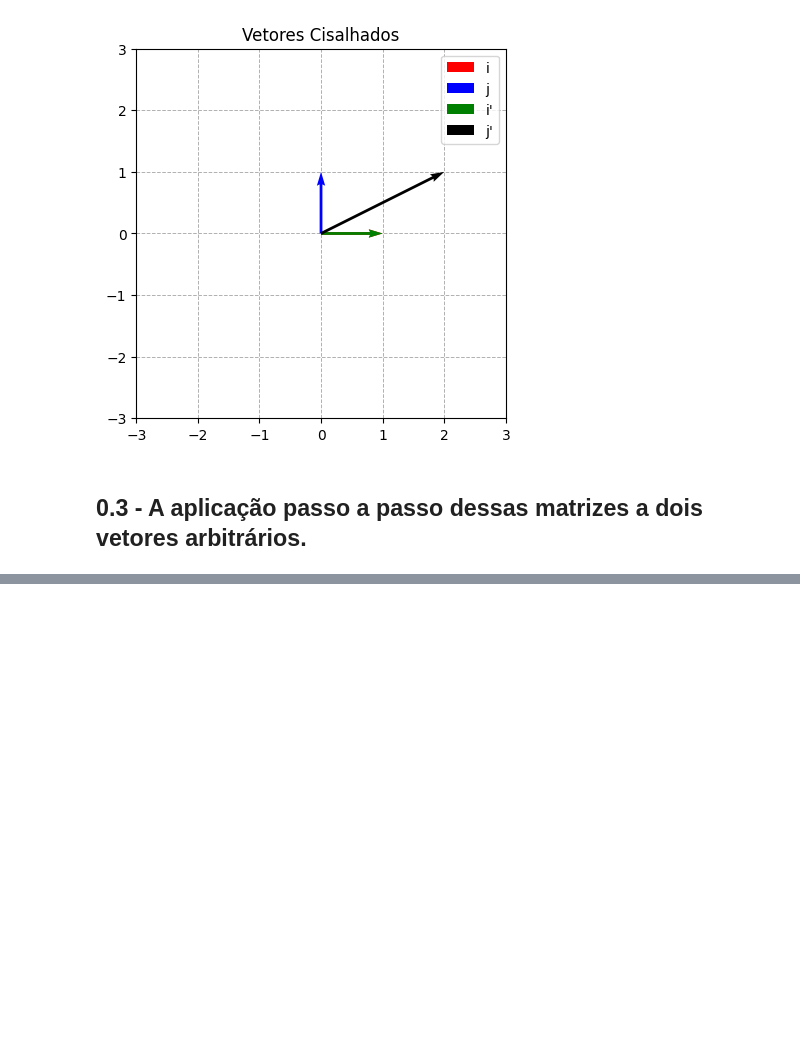
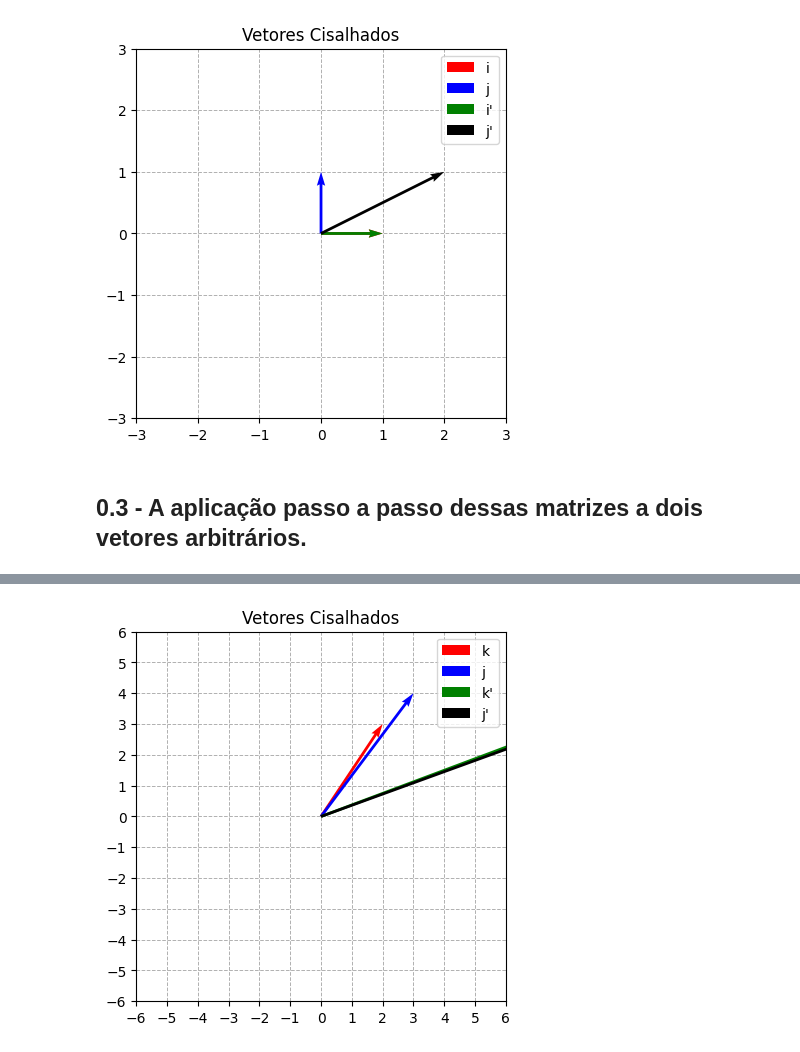
Before and after one commit to PedroMends30/matematica-computacional, a Jupyter notebook: Atividade_0_Mat_Comp.ipynb, the cells around one changed output, grey strips where cells are left out. Drawn from its saved outputs; the diff is of its cells as text; code cells hidden in the pictures; blank space fills up the shorter version.

```diff
--- a/Atividade_0_Mat_Comp.ipynb
+++ b/Atividade_0_Mat_Comp.ipynb
@@ -198,0 +334,9 @@ $$ K= $$
+# %%
+# plotar vetores cisalhados
+k_cisalhado = cisalhamento_horizontal(k.entradas,2)
+j_cisalhado = cisalhamento_horizontal(j.entradas,2)
+
+graficos_cisalhamentos = Grafico(6, "Vetores Cisalhados", [k,j,Vetor("k'","green",k_cisalhado),Vetor("j'","black",j_cisalhado)])
+graficos_cisalhamentos.plot_graph()
+# %% [output]
+[figure, added]
```
Also changed, not shown: parts of 6 cells of this notebook.
